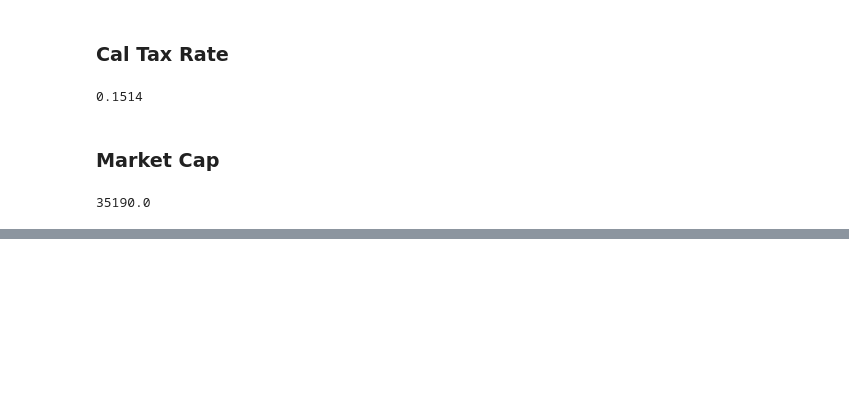
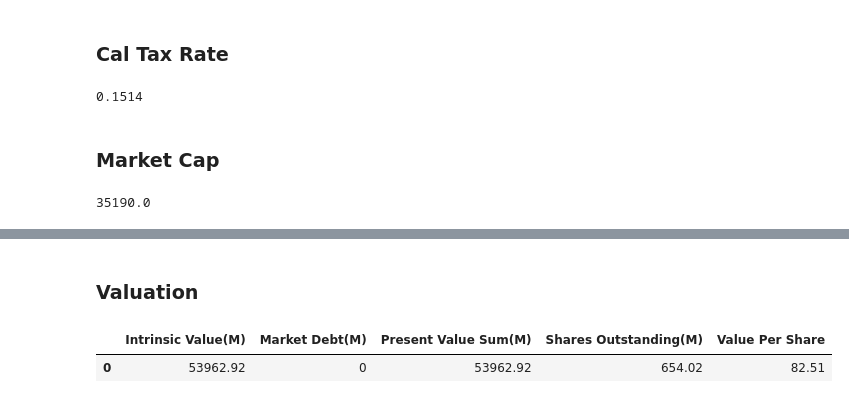
Before and after one commit to jpsiyu/stock-analysis, a Jupyter notebook: Step 11. Build A Business Module.ipynb, the cells around one changed output, grey strips where cells are left out. Cells and saved outputs as stored; diff of their text form; code cells hidden in the pictures; blank space fills up the shorter version.

```diff
--- a/Step 11. Build A Business Module.ipynb
+++ b/Step 11. Build A Business Module.ipynb
@@ -37,0 +60,7 @@ business.marketCap()
+# %% [markdown]
+### Valuation
+# %%
+valuationReport
+# %% [output]
+|  | Intrinsic Value(M) | Market Debt(M) | Present Value Sum(M) | Shares Outstanding(M) | Value Per Share |
+| 0 | 53962.92 | 0 | 53962.92 | 654.02 | 82.51 |
```
Also changed, not shown: parts of 7 cells of this notebook, 2 other files.
